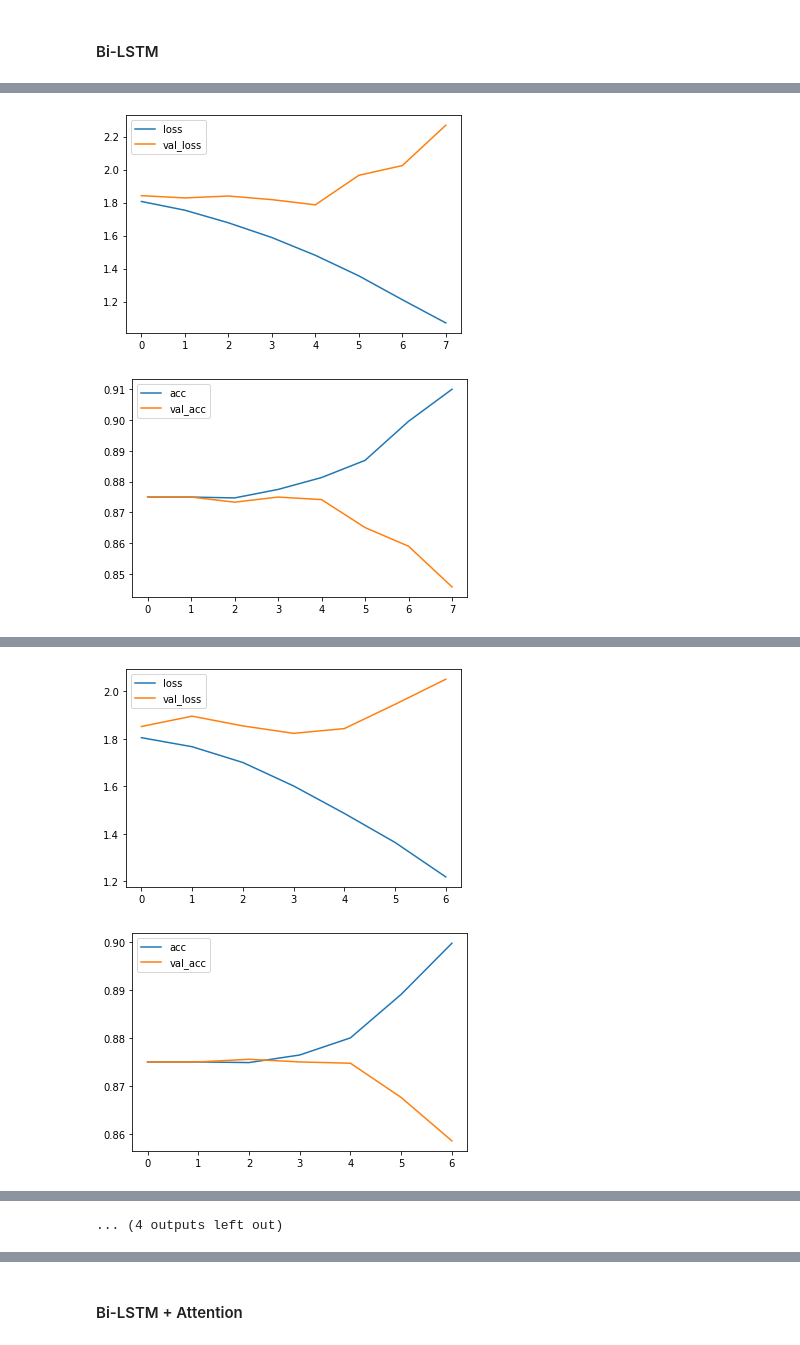
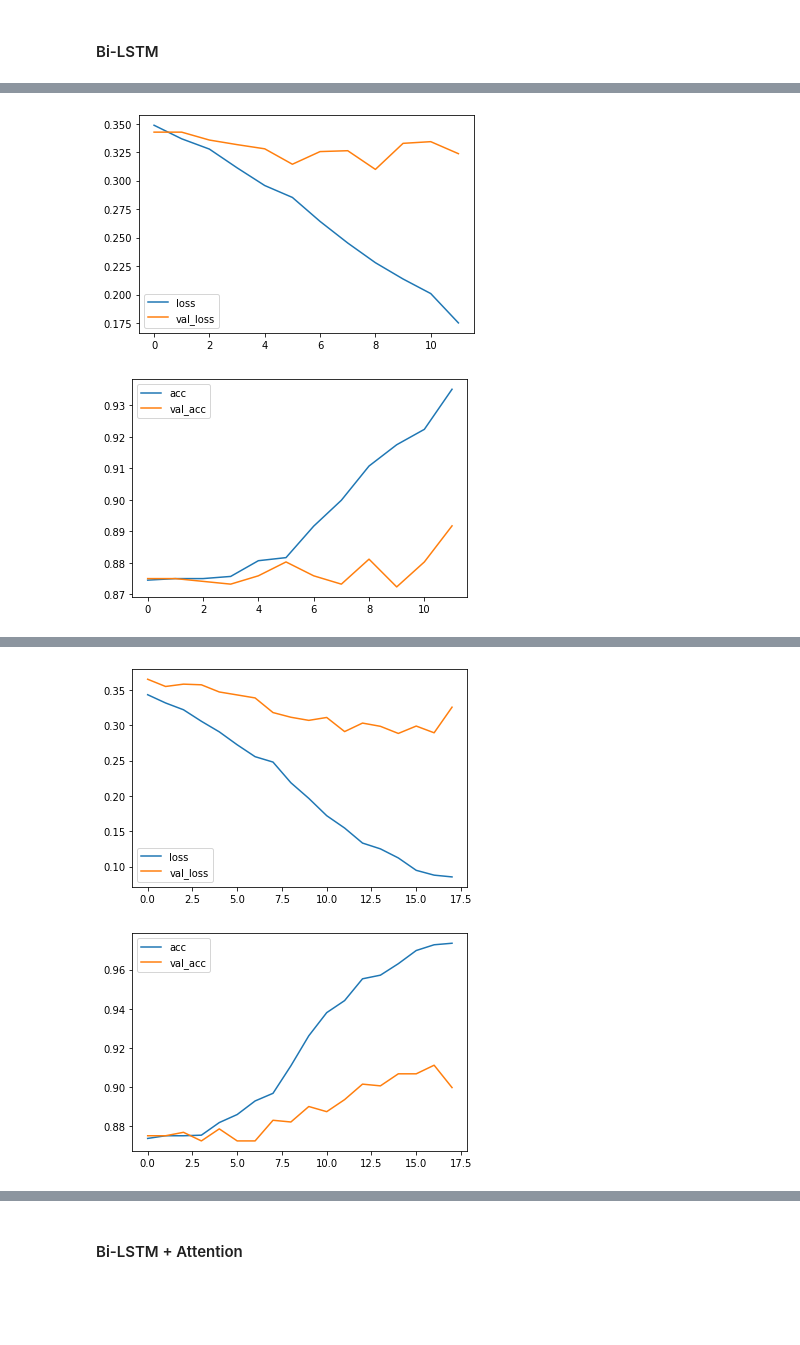
Before and after one commit to jianning1/Capstone-Project, a Jupyter notebook: Bi_LSTM_model.ipynb, the cells around one changed output, grey strips where cells are left out. Drawn from its saved outputs; the diff is of its cells as text; code cells hidden in the pictures; blank space fills up the shorter version.

```diff
--- a/Bi_LSTM_model.ipynb
+++ b/Bi_LSTM_model.ipynb
@@ -1301,3 +1421,8 @@ accuracy    0.264789
 dtype: float64
 # %% [markdown]
 ## Bi-LSTM
+# %%
+# some configuration
+
+MAX_SEQUENCE_LENGTH = 427   # max sentence length 427 words
+EMBEDDING_DIM = 300    # word vector dimension
@@ -1303,0 +1457,21 @@ dtype: float64
+# %%
+# prepare embedding matrix
+# use the word and index in word2idx to look for the word vector (numeric)
+# embedding_matrix
+# size: # of unique words x D
+n = 0
+uncovered_words = {}
+print('Filling pre-trained embeddings...')
+num_words = min(MAX_VOCAB_SIZE,len(word2idx) + 1)
+embedding_matrix = np.zeros((num_words, EMBEDDING_DIM))
+for word, i in word2idx.items():
+    if i < MAX_VOCAB_SIZE:
+        embedding_vector = word2vec.get(word)
+        #print(embedding_vector)
+        if embedding_vector is not None:
+      # words not found in embedding index will be all zeros.
+            embedding_matrix[i] = embedding_vector
+        else:
+            n = n + 1
+            uncovered_words[n] = word
+print('{}, or {:.2%} of total {} unique words are not covered'.format(n, n/len(word2idx), len(word2idx)))
@@ -1319,11 +1496,11 @@ oov_tok = "<OOV>"
 trunc_type='post'
 padding_type='post'
 
-VALIDATION_SPLIT = 0.2
+VALIDATION_SPLIT = 0.1
 BATCH_SIZE = 1   # number of training samples to work through
 EPOCHS = 1000   # number of complete passes through the training dataset
 LEARNING_RATE = 0.001
-N_SPLITS = 5
+N_SPLITS = 2
 
 kfold = KFold(n_splits=N_SPLITS, shuffle=True, random_state = 7)
 cvscores_s = pd.DataFrame(columns = ['accuracy'])
@@ -1341,9 +1518,11 @@ for train, test in kfold.split(texts, labels):
   labels_train = pd.get_dummies(labels[train])
   labels_test = pd.get_dummies(labels[test])
   m = sum(labels_train.columns)-sum(labels_test.columns)
-  if m != 0:
-    listofzeros = [0] * len(labels_test)
+  listofzeros = [0] * len(labels_test)
+  if m > 0:
     labels_test[m] = listofzeros
+  elif m < 0:
+    labels_train[-m] = listofzeros
 
   model = tf.keras.Sequential([
       #Embedding
@@ -1352,11 +1531,11 @@ for train, test in kfold.split(texts, labels):
        tf.keras.layers.Bidirectional(tf.keras.layers.LSTM(32, return_sequences=True)),
        #tf.keras.layers.Bidirectional(tf.keras.layers.LSTM(16)),
        tf.keras.layers.GlobalAveragePooling1D(),
-       tf.keras.layers.Dense(8, activation='softmax')
+       tf.keras.layers.Dense(8, activation='sigmoid')
   ])
 
   model.compile(
-    loss = 'categorical_crossentropy',
+    loss = 'binary_crossentropy',
     optimizer = tf.keras.optimizers.Adam(learning_rate = LEARNING_RATE),
     metrics = METRICS,
 
@@ -1421,3 +1600,3 @@ Non-trainable params: 12,883,500
 _________________________________________________________________
-[figure, old version]
+[figure, new version]
-[figure, old version]
+[figure, new version]
@@ -1440,3 +1619,3 @@ Non-trainable params: 12,883,500
 _________________________________________________________________
-[figure, old version]
+[figure, new version]
-[figure, old version]
+[figure, new version]
@@ -1481,4 +1623,3 @@ _________________________________________________________________
-... (4 outputs left out)
 # %%
 cvscores_s
 # %% [output]
```
Also changed, not shown: parts of 29 cells of this notebook.
